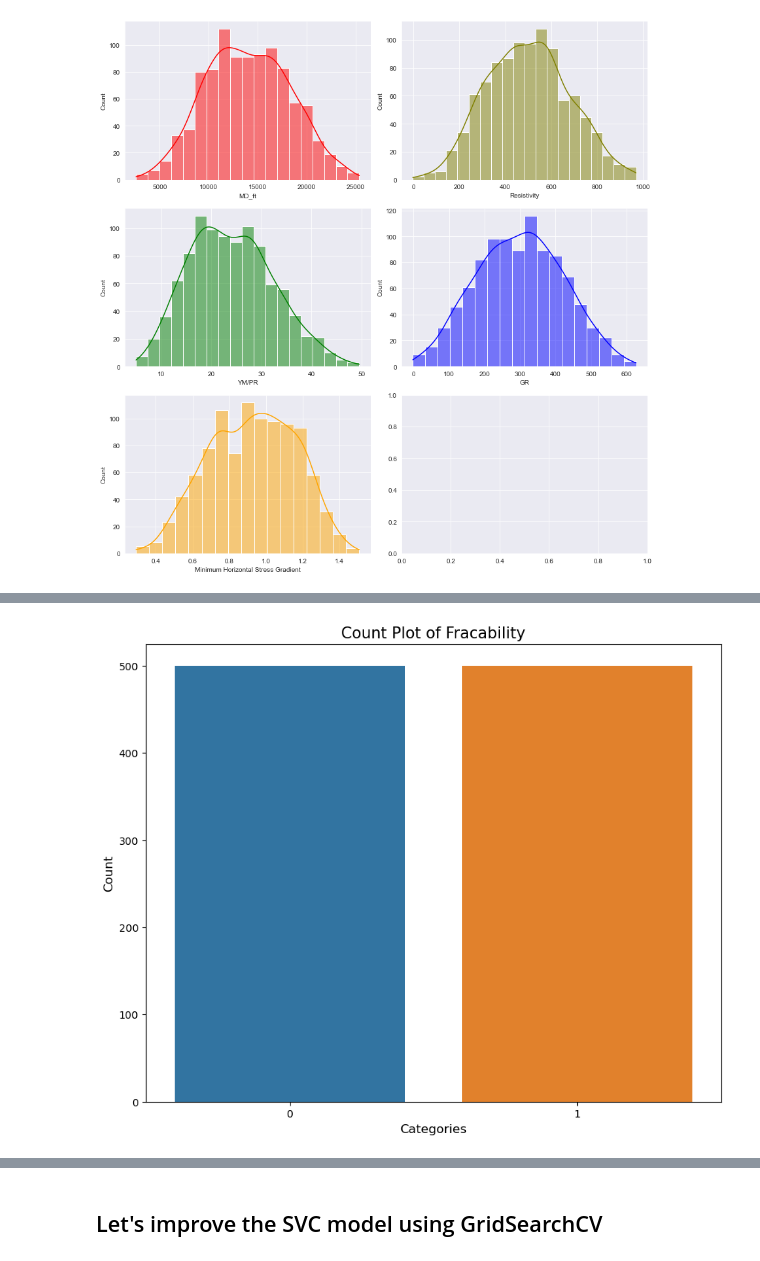
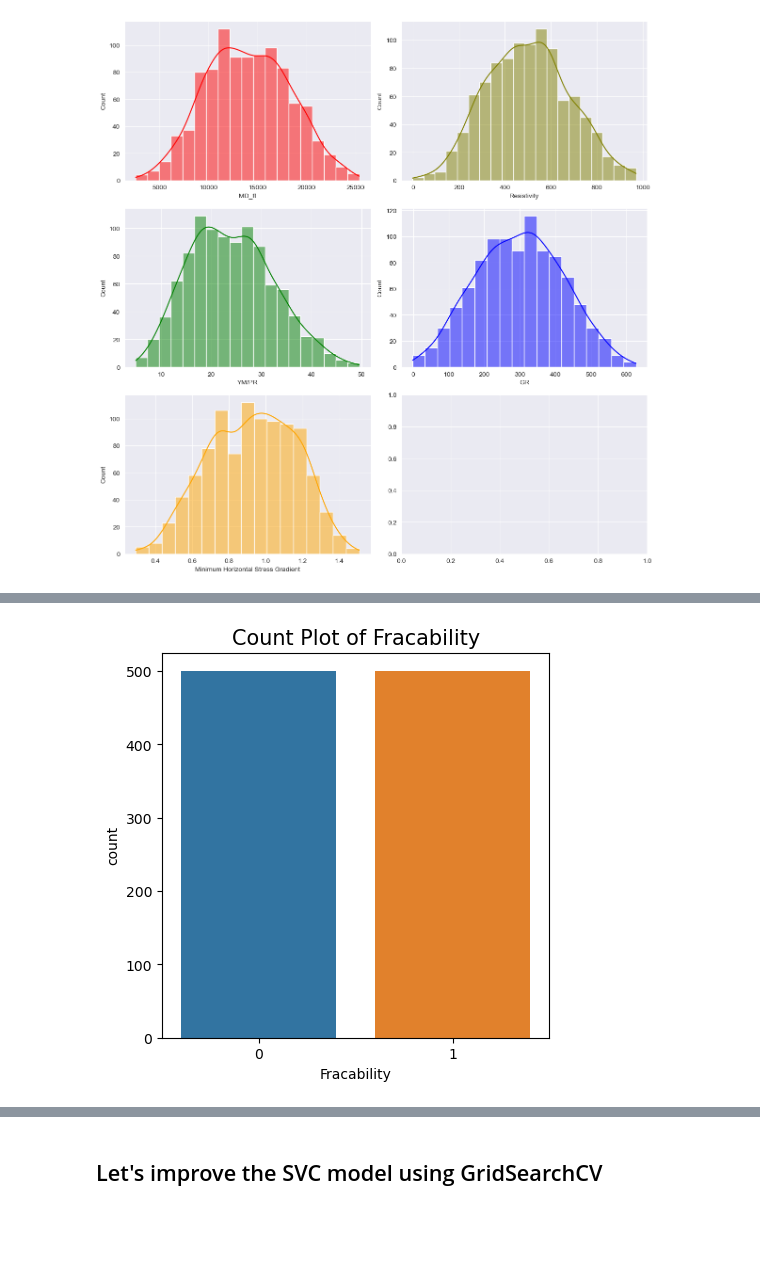
Before and after one commit to SethDwumah/Petroleum_DS-ML, a Jupyter notebook: Frac Intensity Classification.ipynb, the cells around one changed output, grey strips where cells are left out. Drawn from its saved outputs; the diff is of its cells as text; code cells hidden in the pictures; blank space fills up the shorter version.

```diff
--- a/Frac Intensity Classification.ipynb
+++ b/Frac Intensity Classification.ipynb
@@ -70,11 +120,9 @@ plt.tight_layout()
 # %%
 plt.figure(figsize=(5,5))
 plt.style.use('default')
-sns.countplot(df['Fracability'])
+sns.countplot(x=df['Fracability'])
 plt.title('Count Plot of Fracability', size=15)
-plt.xlabel('Categories', size=12)
-plt.ylabel('Count', size=12)
 
 plt.show()
 # %% [output]
-[figure, old version]
+[figure, new version]
```
Also changed, not shown: parts of 53 cells of this notebook, 20 other files.
